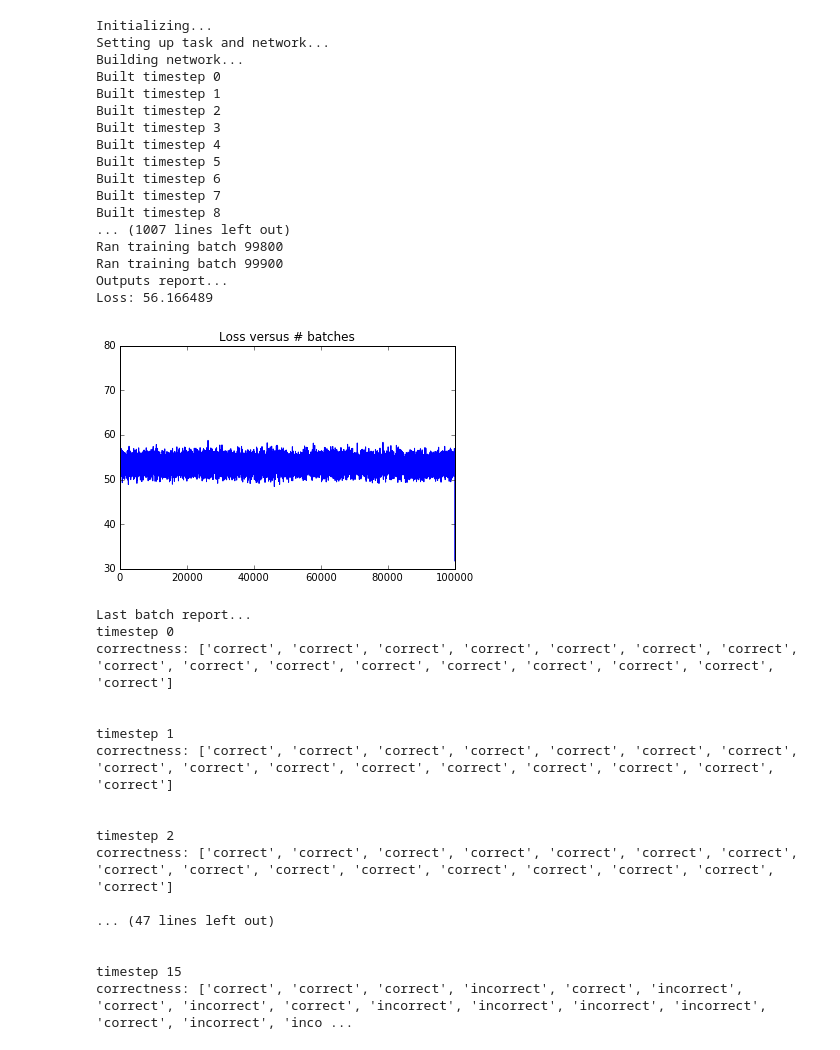
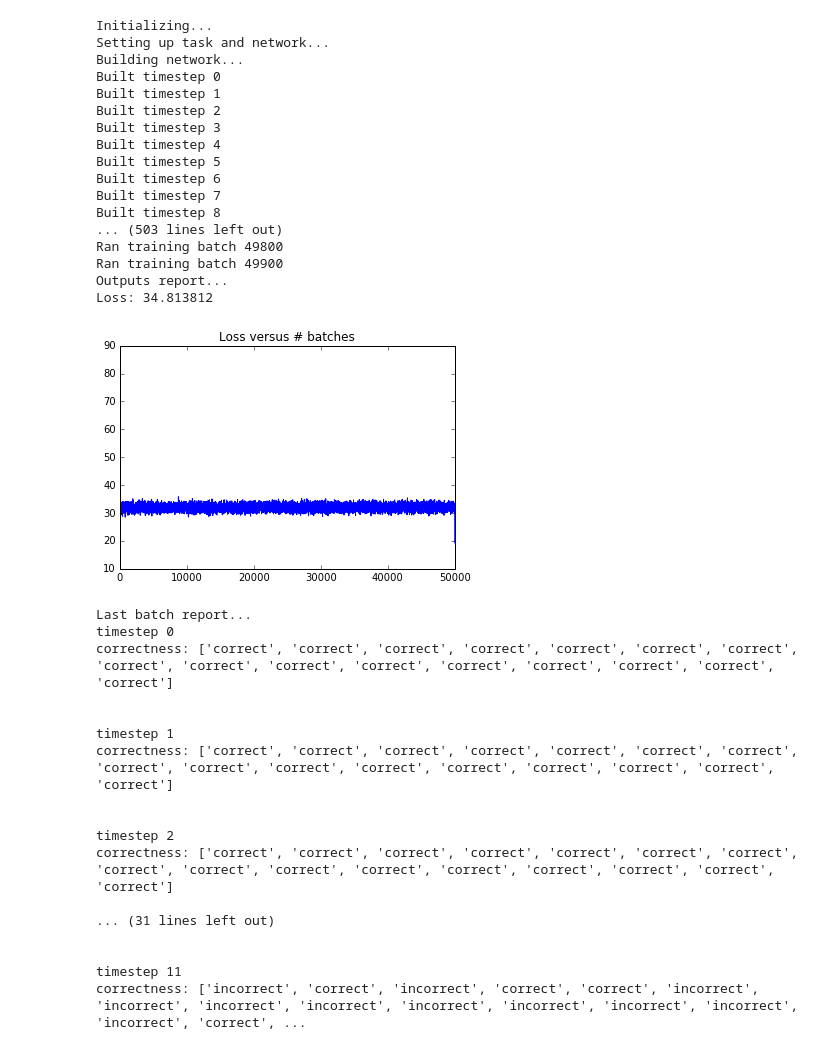
Before and after one commit to adammarblestone-zz/mediodorsalthalamus, a Jupyter notebook: MD_model_v008.ipynb, the cells around one changed output. Cells and saved outputs as stored; diff of their text form; code cells hidden in the pictures.

Commit message:
v008 is solving very short delay tasks under some parameters, with no sparsity loss

```diff
--- a/MD_model_v008.ipynb
+++ b/MD_model_v008.ipynb
@@ -110,13 +116,13 @@ class MD_PFC_SM:
 
         pre_delay_cue = self.cue_timeseries[:,self.start_time_of_delay - 1]
 
-        PFC_state = tf.Variable(tf.contrib.rnn.LSTMBlockCell(num_units = self.num_units_PFC).zero_state(self.batch_size, tf.float32))
+        PFC_state = PFC_state_previous # A bit of a roundabout way to initialize PFC_state, but what matters is what happens after timestep 0
 
         for t in range(self.num_timesteps): # Iterating over time in the experiment, with batches implicitly being used at each time step
 
             current_cue = self.cue_timeseries[:,t] # This is the cue that gets fed into the PFC on this timestep
 
-            with tf.variable_scope("MD", reuse=DO_SHARE):
+            with tf.variable_scope("MD", reuse=DO_SHARE): # Am I forming the loop of PFC->MD->PFC properly here? The [0] index gives the output.
                 MD_hidden1 = tf.nn.dropout(tf.contrib.layers.fully_connected(PFC_state[0], self.num_units_MD_hidden1, activation_fn = tf.nn.relu), keep_prob = self.dropout_keep_prob)
                 MD_hidden2 = tf.nn.dropout(tf.contrib.layers.fully_connected(MD_hidden1, self.num_units_MD_hidden2, activation_fn = tf.nn.relu), keep_prob = self.dropout_keep_prob)
 
@@ -139,7 +145,7 @@ class MD_PFC_SM:
 
             self.outs.append(out_sensorymotor)
 
-            PFC_state_previous = PFC_state[1] # This is needed for the recurrency of the PFC RNN
+            PFC_state_previous = PFC_state[1] # This is needed for the recurrency of the PFC RNN. The [1] index gives the state
 
             for e in range(self.batch_size): # Here is where we compute a contribution to the loss function for training
                 cpred = pre_delay_cue[e][0] # The cue we are supposed to be holding on to in working memory
@@ -335,29 +342,30 @@ correctness: ['correct', 'correct', 'incorrect', 'incorrect', 'incorrect', 'corr
 # %%
 tf.reset_default_graph() # Use this before each subsequent run after the first run
 
-md_pfc_sm_2 = MD_PFC_SM(num_units_PFC = 70, num_hidden_sensorymotor = 30, PFC_output_dimensions = 25, num_units_MD_hidden1 = 20, num_units_MD_hidden2 = 15)
-md_pfc_sm_2.setup_task(num_timesteps = 16, start_time_of_delay = 6, end_time_of_delay = 11)
-md_pfc_sm_2.train(num_batches = 100000, learning_rate_PFC = 0.01, learning_rate_MD = 0.0001, learning_rate_other = 0.01)
-md_pfc_sm_2.report_outputs(verbose = False)
+# Illustrating how to run experiments with different parameters
+md_pfc_sm_3 = MD_PFC_SM(num_units_PFC = 70, num_hidden_sensorymotor = 30, PFC_output_dimensions = 25, num_units_MD_hidden1 = 10, num_units_MD_hidden2 = 5)
+md_pfc_sm_3.setup_task(num_timesteps = 12, start_time_of_delay = 6, end_time_of_delay = 9)
+md_pfc_sm_3.train(num_batches = 50000, learning_rate_PFC = 0.01, learning_rate_MD = 0.001, learning_rate_other = 0.01)
+md_pfc_sm_3.report_outputs(verbose = False)
 # %% [output]
 Initializing...
 Setting up task and network...
 Building network...
 Built timestep 0
 Built timestep 1
 Built timestep 2
 Built timestep 3
 Built timestep 4
 Built timestep 5
 Built timestep 6
 Built timestep 7
 Built timestep 8
-... (1007 lines left out)
-Ran training batch 99800
-Ran training batch 99900
+... (503 lines left out)
+Ran training batch 49800
+Ran training batch 49900
 Outputs report...
-Loss: 56.166489
+Loss: 34.813812
-[figure, old version]
+[figure, new version]
 Last batch report...
 timestep 0
 correctness: ['correct', 'correct', 'correct', 'correct', 'correct', 'correct', 'correct', 'correct', 'correct', 'correct', 'correct', 'correct', 'correct', 'correct', 'correct', 'correct']
@@ -370,8 +378,8 @@ correctness: ['correct', 'correct', 'correct', 'correct', 'correct', 'correct',
 timestep 2
 correctness: ['correct', 'correct', 'correct', 'correct', 'correct', 'correct', 'correct', 'correct', 'correct', 'correct', 'correct', 'correct', 'correct', 'correct', 'correct', 'correct']
 
-... (47 lines left out)
+... (31 lines left out)
 
 
-timestep 15
-correctness: ['correct', 'correct', 'correct', 'incorrect', 'correct', 'incorrect', 'correct', 'incorrect', 'correct', 'incorrect', 'incorrect', 'incorrect', 'incorrect', 'correct', 'incorrect', 'inco ...
+timestep 11
+correctness: ['incorrect', 'correct', 'incorrect', 'correct', 'correct', 'incorrect', 'incorrect', 'incorrect', 'incorrect', 'incorrect', 'incorrect', 'incorrect', 'incorrect', 'incorrect', 'correct', ...
```
Also changed, not shown: parts of 9 cells of this notebook.
